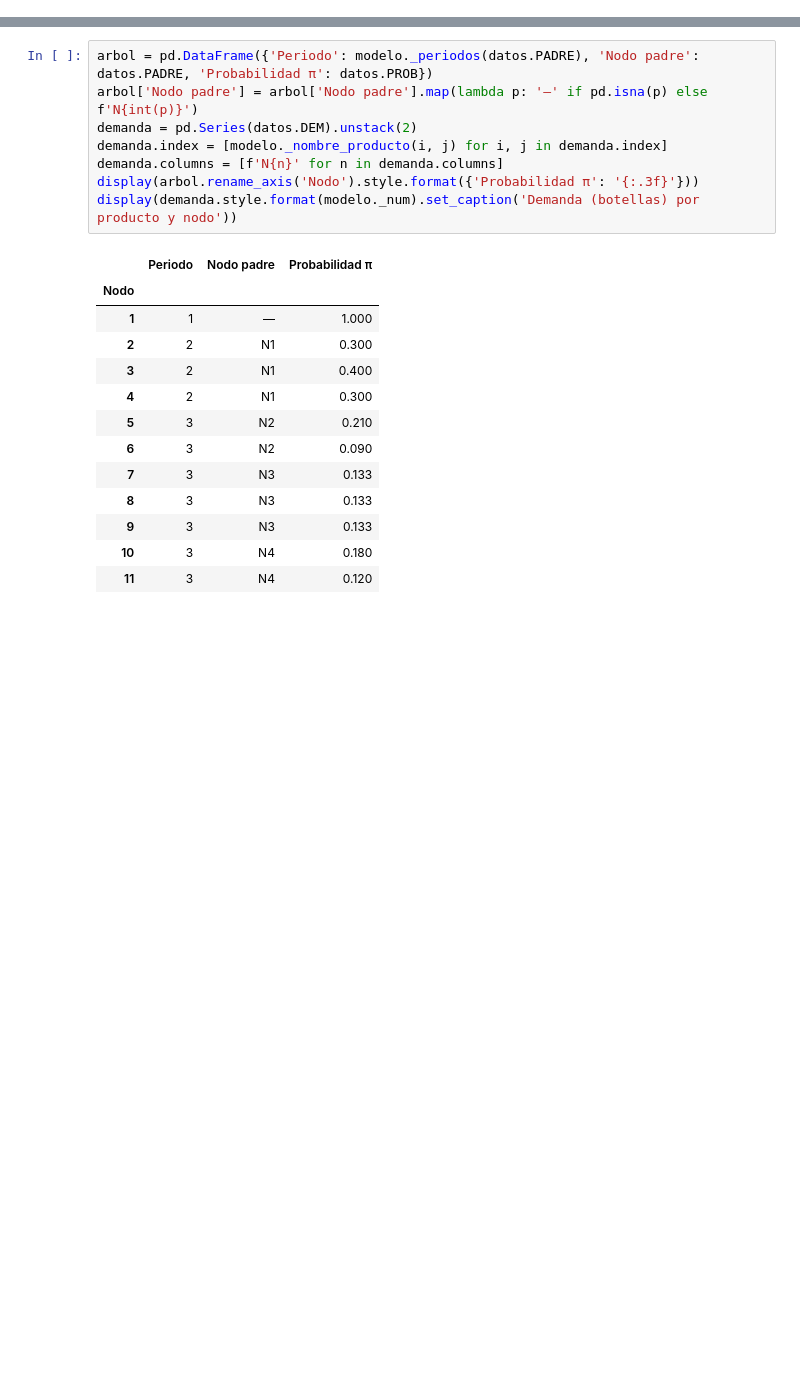
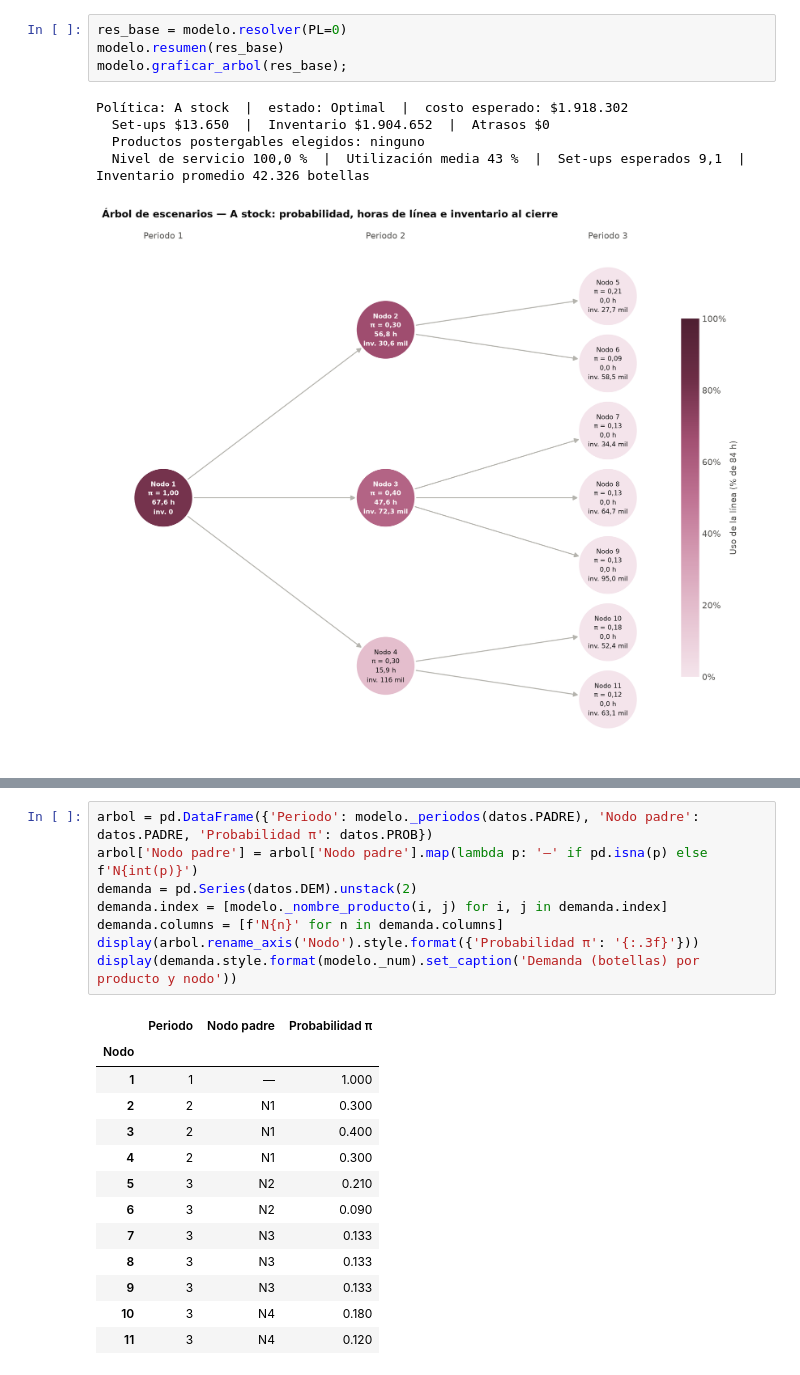
Before and after one commit to vcontreras2/proyecto_capstone, a Jupyter notebook: visualizacion.ipynb, the cells around one changed output, grey strips where cells are left out. Cells and saved outputs as stored; diff of their text form; blank space fills up the shorter version.

```diff
--- a/visualizacion.ipynb
+++ b/visualizacion.ipynb
@@ -23,0 +56,10 @@ from IPython.display import display, Markdown
+# %%
+res_base = modelo.resolver(PL=0)
+modelo.resumen(res_base)
+modelo.graficar_arbol(res_base);
+# %% [output]
+Política: A stock  |  estado: Optimal  |  costo esperado: $1.918.302
+  Set-ups $13.650  |  Inventario $1.904.652  |  Atrasos $0
+  Productos postergables elegidos: ninguno
+  Nivel de servicio 100,0 %  |  Utilización media 43 %  |  Set-ups esperados 9,1  |  Inventario promedio 42.326 botellas
+[figure, added]
```
Also changed, not shown: parts of 54 cells of this notebook, 3 other files.
